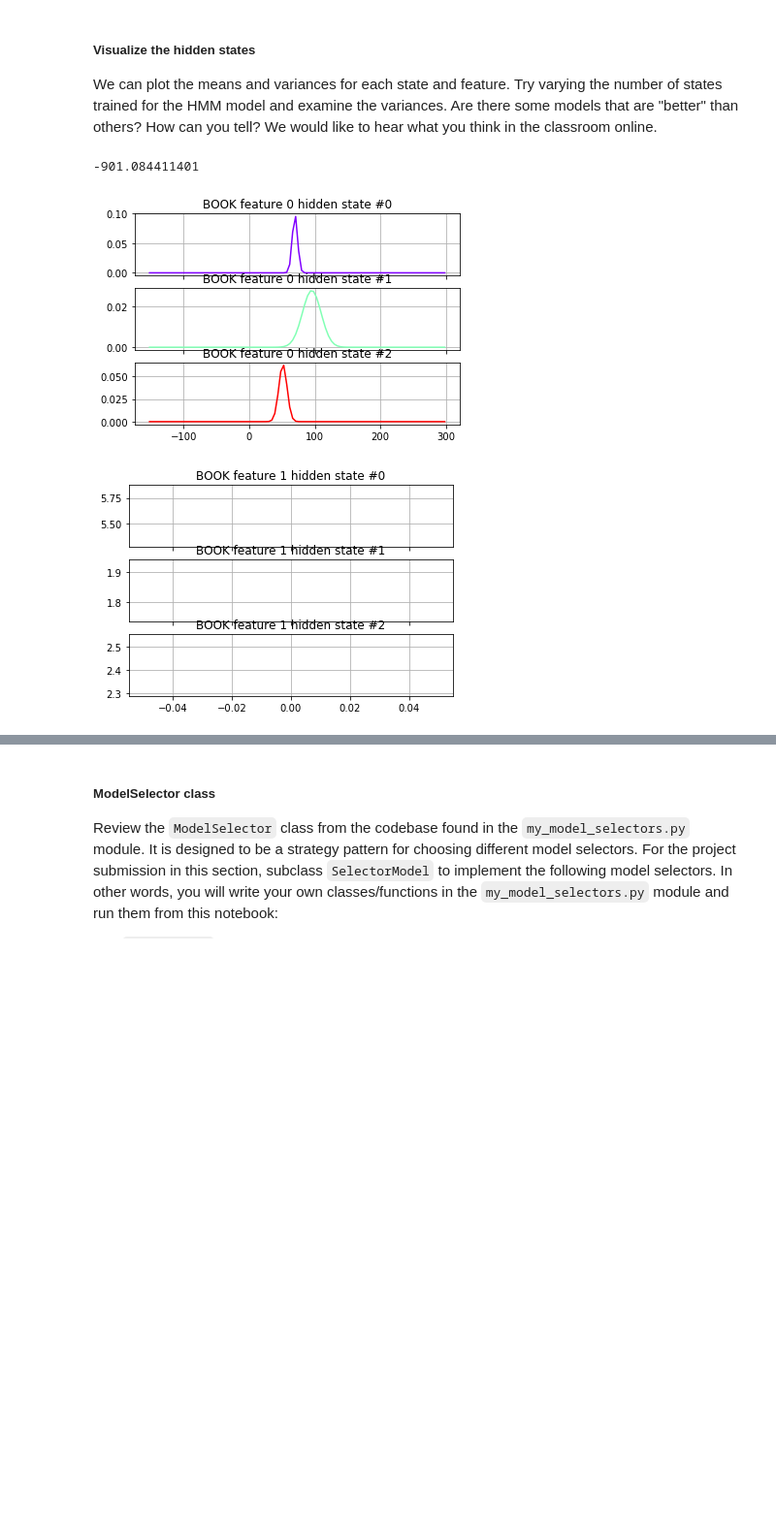
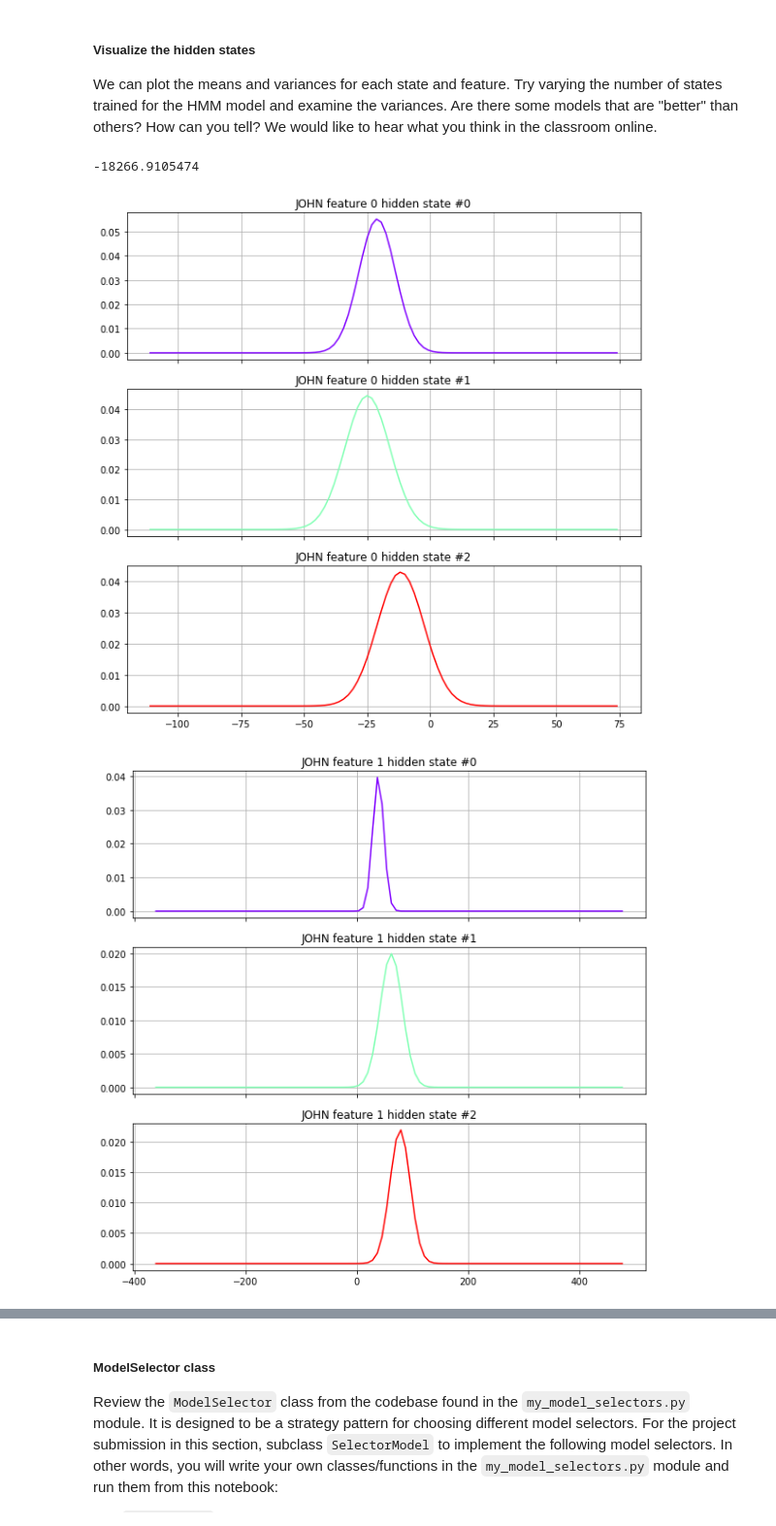
Before and after one commit to xnutsive/AIND-Recognizer, a Jupyter notebook: asl_recognizer.ipynb, the cells around one changed output, grey strips where cells are left out. Shown at 97% size. Cells and saved outputs as stored; diff of their text form; code cells hidden in the pictures; blank space fills up the shorter version.

```diff
--- a/asl_recognizer.ipynb
+++ b/asl_recognizer.ipynb
@@ -257,14 +239,3 @@ asl.df['delta-rx'] = asl.df['right-x'].diff().fillna(0)
 asl.df['delta-ry'] = asl.df['right-y'].diff().fillna(0)
 asl.df['delta-lx'] = asl.df['left-x'].diff().fillna(0)
 asl.df['delta-ly'] = asl.df['left-y'].diff().fillna(0)
-# %%
-# TODO add features of your own design, which may be a combination of the above or something else
-# Name these whatever you would like
-
-# TODO define a list named 'features_custom' for building the training set
-
-features_custom = ['distance-x', 'distance-y', 'distance']
-
-asl.df['distance-x'] = np.abs(asl.df['left-x'] - asl.df['right-x'])
-asl.df['distance-y'] = np.abs(asl.df['left-y'] - asl.df['right-y'])
-asl.df['distance'] = np.sqrt( asl.df['distance-x']**2 + asl.df['distance-y']**2 )
@@ -274,0 +283,8 @@ asl.df['distance'] = np.sqrt( asl.df['distance-x']**2 + asl.df['distance-y']**2
+# %%
+asl.df['polar-rr-mean'] = asl.df['speaker'].map(df_means['polar-rr'])
+asl.df['polar-rr-std'] = asl.df['speaker'].map(df_std['polar-rr'])
+asl.df['polar-lr-mean'] = asl.df['speaker'].map(df_means['polar-lr'])
+asl.df['polar-lr-std'] = asl.df['speaker'].map(df_std['polar-lr'])
+
+asl.df['norm-polar-rr'] = (asl.df['polar-rr'] - asl.df['polar-rr-mean']) / asl.df['polar-rr-std']
+asl.df['norm-polar-lr'] = (asl.df['polar-lr'] - asl.df['polar-lr-mean']) / asl.df['polar-lr-std']
@@ -274,0 +339,9 @@ asl.df['distance'] = np.sqrt( asl.df['distance-x']**2 + asl.df['distance-y']**2
+# %%
+asl.df['distance-squared'] = (asl.df['grnd-lx'] - asl.df['grnd-rx'])**2 + (asl.df['grnd-ly'] - asl.df['grnd-ry'])**2
+
+d_min = min(asl.df['distance-squared'])
+d_max = max(asl.df['distance-squared'])
+
+asl.df['rescaled-distance-squared'] = (asl.df['distance-squared'] - d_min) / (d_max - d_min)
+
+features_rescaled_distance_squared = ['rescaled-distance-squared']
@@ -391,38 +487,39 @@ We can plot the means and variances for each state and feature.  Try varying the
 # %%
 %matplotlib inline
 # %%
-my_testword = 'BOOK'
-model, logL = train_a_word(my_testword, 3, features_polar)
+my_testword = 'JOHN'
+model, logL = train_a_word(my_testword, 3, features_ground)
 
 print(logL)
 # %% [output]
--901.084411401
+-18266.9105474
 # %%
 import math
 from matplotlib import (cm, pyplot as plt, mlab)
 
 def visualize(word, model):
     """ visualize the input model for a particular word """
     variance=np.array([np.diag(model.covars_[i]) for i in range(model.n_components)])
     figures = []
     for parm_idx in range(len(model.means_[0])):
         xmin = int(min(model.means_[:,parm_idx]) - max(variance[:,parm_idx]))
         xmax = int(max(model.means_[:,parm_idx]) + max(variance[:,parm_idx]))
-        fig, axs = plt.subplots(model.n_components, sharex=True, sharey=False)
+        fig, axs = plt.subplots(model.n_components, sharex=True, sharey=False, figsize=(10, 10))
         colours = cm.rainbow(np.linspace(0, 1, model.n_components))
         for i, (ax, colour) in enumerate(zip(axs, colours)):
             x = np.linspace(xmin, xmax, 100)
             mu = model.means_[i,parm_idx]
             sigma = math.sqrt(np.diag(model.covars_[i])[parm_idx])
-            ax.plot(x, mlab.normpdf(x, mu, sigma), c=colour)
+            normpdf = mlab.normpdf(x, mu, sigma)
+            ax.plot(x, normpdf, c=colour)
             ax.set_title("{} feature {} hidden state #{}".format(word, parm_idx, i))
 
             ax.grid(True)
         figures.append(plt)
     for p in figures:
         p.show()
 
 visualize(my_testword, model)
 # %% [output]
-[figure, old version]
+[figure, new version]
-[figure, old version]
+[figure, new version]
```
Also changed, not shown: parts of 40 cells of this notebook, 21 other files.
